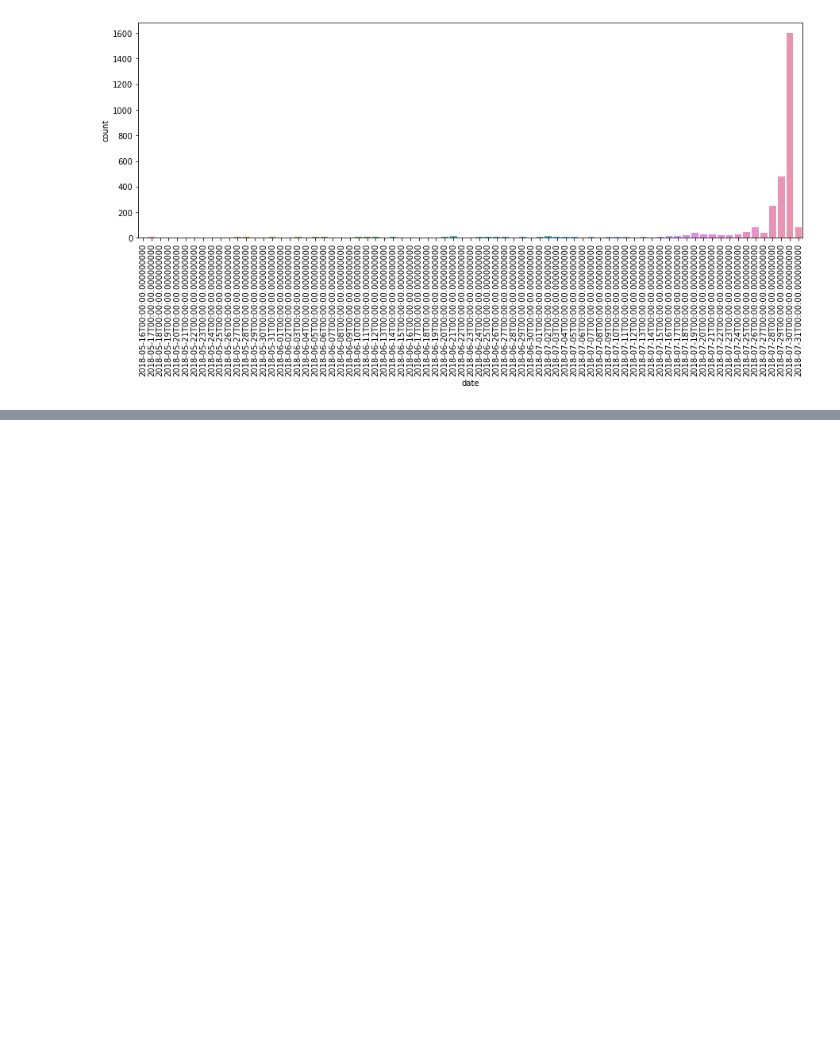
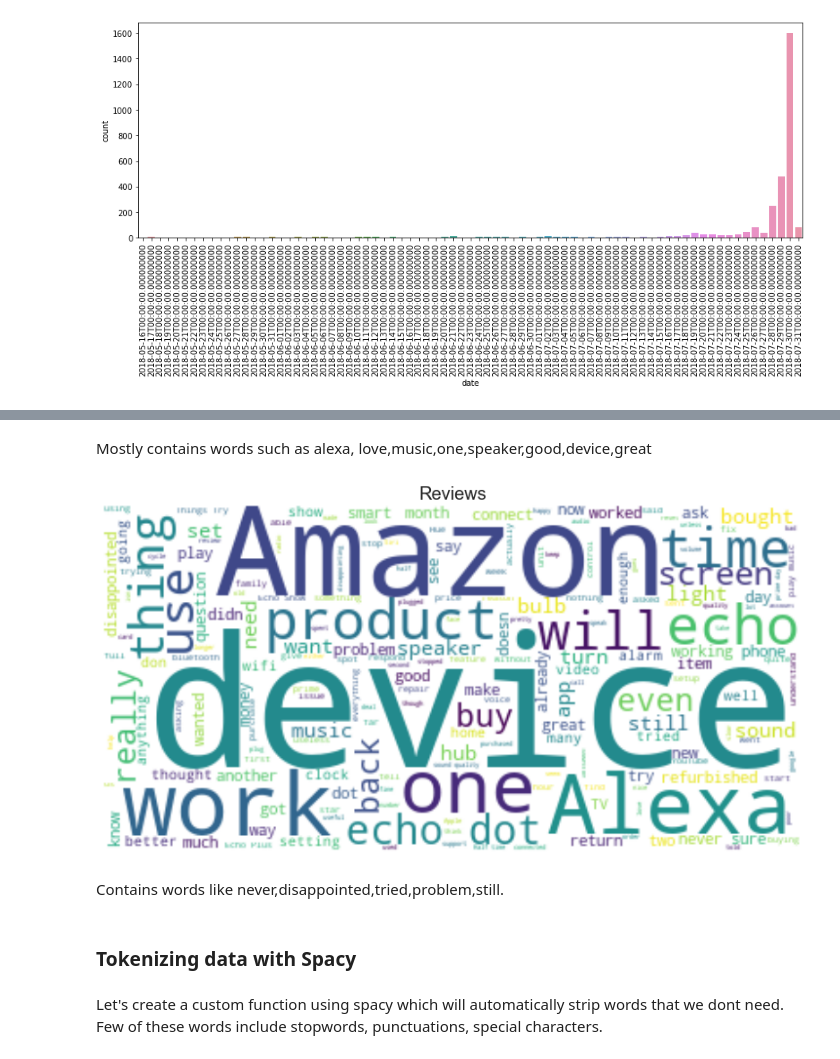
Before and after one commit to ambita20/Amazon_Alexa_Sentiment_Analysis, a Jupyter notebook: SentimentAnalysis.ipynb, the cells around one changed output, grey strips where cells are left out. Drawn from its saved outputs; the diff is of its cells as text; code cells hidden in the pictures; blank space fills up the shorter version.

```diff
--- a/SentimentAnalysis.ipynb
+++ b/SentimentAnalysis.ipynb
@@ -86,0 +144,22 @@ plt.show()
+# %% [markdown]
+Mostly contains words such as alexa, love,music,one,speaker,good,device,great
+# %%
+df_negative=df[df['feedback']==0]
+sns.set(rc={'figure.figsize':(14,8)})
+reviews = ' '.join(df_negative['verified_reviews'].tolist())
+
+wordcloud = WordCloud(background_color="white").generate(reviews)
+plt.figure()
+plt.imshow(wordcloud, interpolation="bilinear")
+plt.axis("off")
+plt.margins(x=0, y=0)
+plt.title('Reviews',size=20)
+plt.show()
+# %% [output]
+[figure, added]
+# %% [markdown]
+Contains words like never,disappointed,tried,problem,still.
+# %% [markdown]
+### Tokenizing data with Spacy
+# %% [markdown]
+Let's create a custom function using spacy which will automatically strip words that we dont need. Few of these words include stopwords, punctuations, special characters.
```
Also changed, not shown: parts of 27 cells of this notebook.
